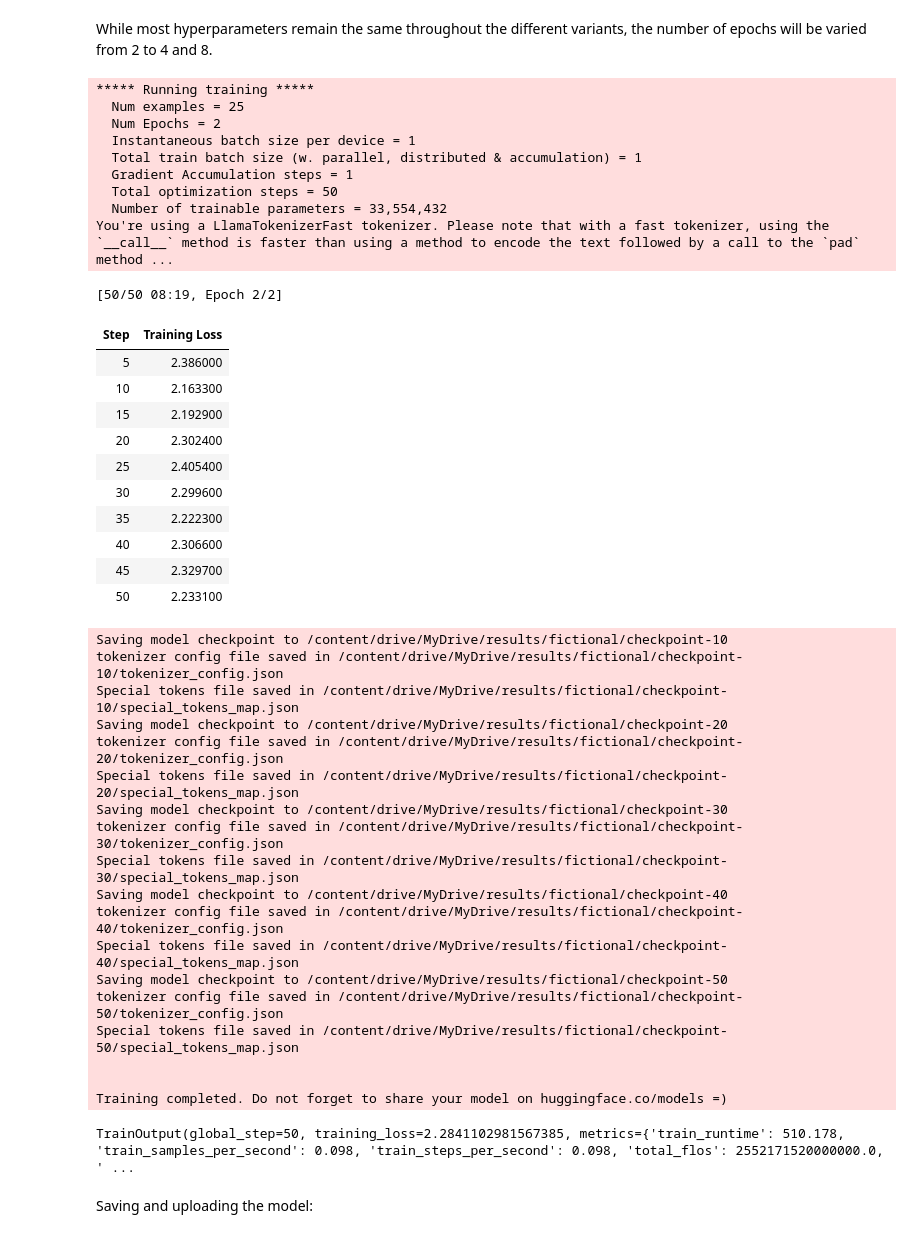
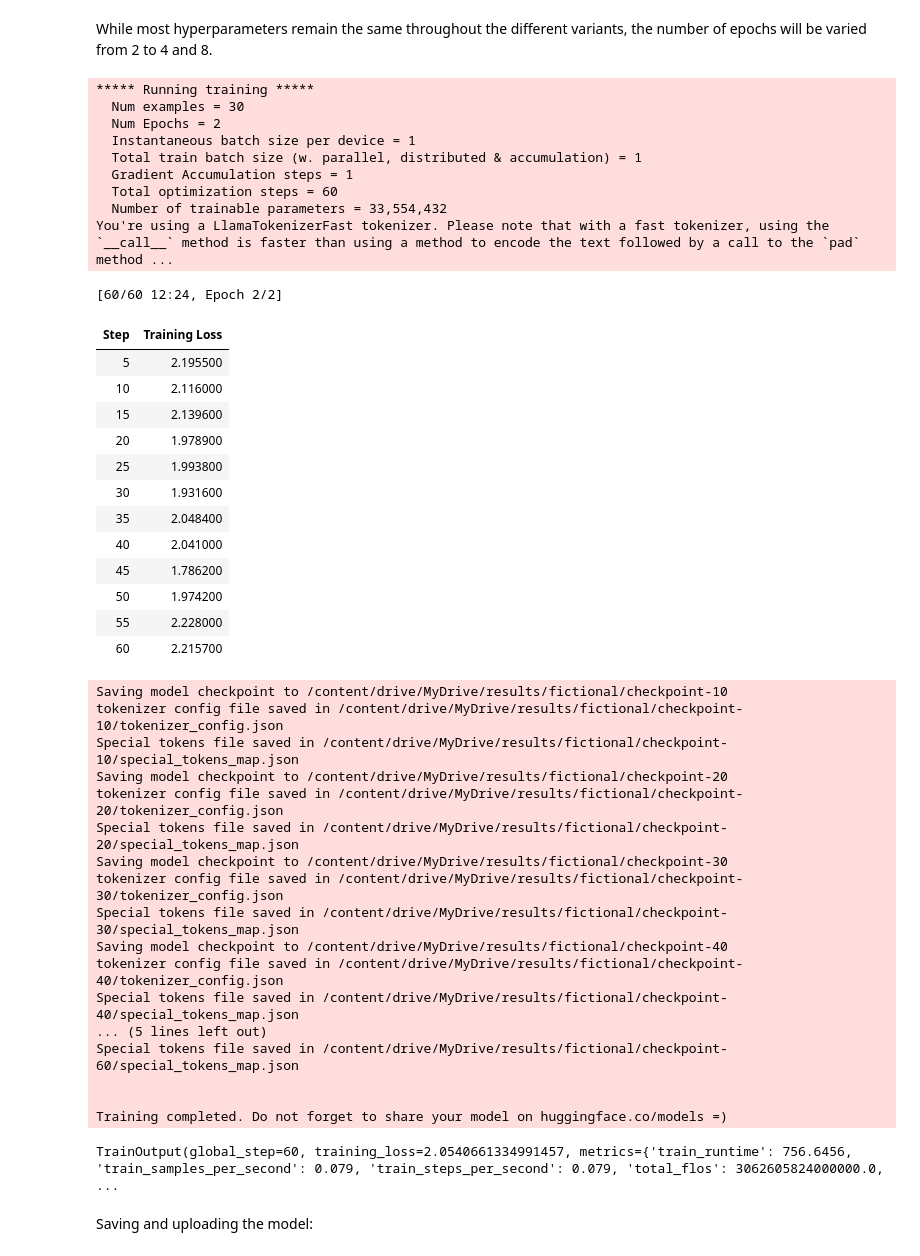
Before and after one commit to danielbauer1860/LLM_Output_Analysis, a Jupyter notebook: fine_tuning/Llama_2_fine_tuning_aca_2epochs.ipynb, the cells around one changed output. Drawn from its saved outputs; the diff is of its cells as text; code cells hidden in the pictures.

```diff
--- a/fine_tuning/Llama_2_fine_tuning_aca_2epochs.ipynb
+++ b/fine_tuning/Llama_2_fine_tuning_aca_2epochs.ipynb
@@ -212,29 +221,31 @@ for name, module in aca_trainer.model.named_modules():
     if "norm" in name:
         module = module.to(torch.float32)
 # %%
-fic_trainer.train(resume_checkpoint)
+aca_trainer.train(resume_checkpoint)
 # %% [output]
 ***** Running training *****
-  Num examples = 25
+  Num examples = 30
   Num Epochs = 2
   Instantaneous batch size per device = 1
   Total train batch size (w. parallel, distributed & accumulation) = 1
   Gradient Accumulation steps = 1
-  Total optimization steps = 50
+  Total optimization steps = 60
   Number of trainable parameters = 33,554,432
 You're using a LlamaTokenizerFast tokenizer. Please note that with a fast tokenizer, using the `__call__` method is faster than using a method to encode the text followed by a call to the `pad` method ...
-[50/50 08:19, Epoch 2/2]
+[60/60 12:24, Epoch 2/2]
 | Step | Training Loss |
-| 5 | 2.386000 |
-| 10 | 2.163300 |
-| 15 | 2.192900 |
-| 20 | 2.302400 |
-| 25 | 2.405400 |
-| 30 | 2.299600 |
-| 35 | 2.222300 |
-| 40 | 2.306600 |
-| 45 | 2.329700 |
-| 50 | 2.233100 |
+| 5 | 2.195500 |
+| 10 | 2.116000 |
+| 15 | 2.139600 |
+| 20 | 1.978900 |
+| 25 | 1.993800 |
+| 30 | 1.931600 |
+| 35 | 2.048400 |
+| 40 | 2.041000 |
+| 45 | 1.786200 |
+| 50 | 1.974200 |
+| 55 | 2.228000 |
+| 60 | 2.215700 |
 Saving model checkpoint to /content/drive/MyDrive/results/fictional/checkpoint-10
 tokenizer config file saved in /content/drive/MyDrive/results/fictional/checkpoint-10/tokenizer_config.json
 Special tokens file saved in /content/drive/MyDrive/results/fictional/checkpoint-10/special_tokens_map.json
@@ -247,13 +258,12 @@ Special tokens file saved in /content/drive/MyDrive/results/fictional/checkpoint
 Saving model checkpoint to /content/drive/MyDrive/results/fictional/checkpoint-40
 tokenizer config file saved in /content/drive/MyDrive/results/fictional/checkpoint-40/tokenizer_config.json
 Special tokens file saved in /content/drive/MyDrive/results/fictional/checkpoint-40/special_tokens_map.json
-Saving model checkpoint to /content/drive/MyDrive/results/fictional/checkpoint-50
-tokenizer config file saved in /content/drive/MyDrive/results/fictional/checkpoint-50/tokenizer_config.json
-Special tokens file saved in /content/drive/MyDrive/results/fictional/checkpoint-50/special_tokens_map.json
+... (5 lines left out)
+Special tokens file saved in /content/drive/MyDrive/results/fictional/checkpoint-60/special_tokens_map.json
 
 
 Training completed. Do not forget to share your model on huggingface.co/models =)
-TrainOutput(global_step=50, training_loss=2.2841102981567385, metrics={'train_runtime': 510.178, 'train_samples_per_second': 0.098, 'train_steps_per_second': 0.098, 'total_flos': 2552171520000000.0, ' ...
+TrainOutput(global_step=60, training_loss=2.0540661334991457, metrics={'train_runtime': 756.6456, 'train_samples_per_second': 0.079, 'train_steps_per_second': 0.079, 'total_flos': 3062605824000000.0,  ...
 # %% [markdown]
 Saving and uploading the model:
 # %%
```
Also changed, not shown: parts of 8 cells of this notebook.
